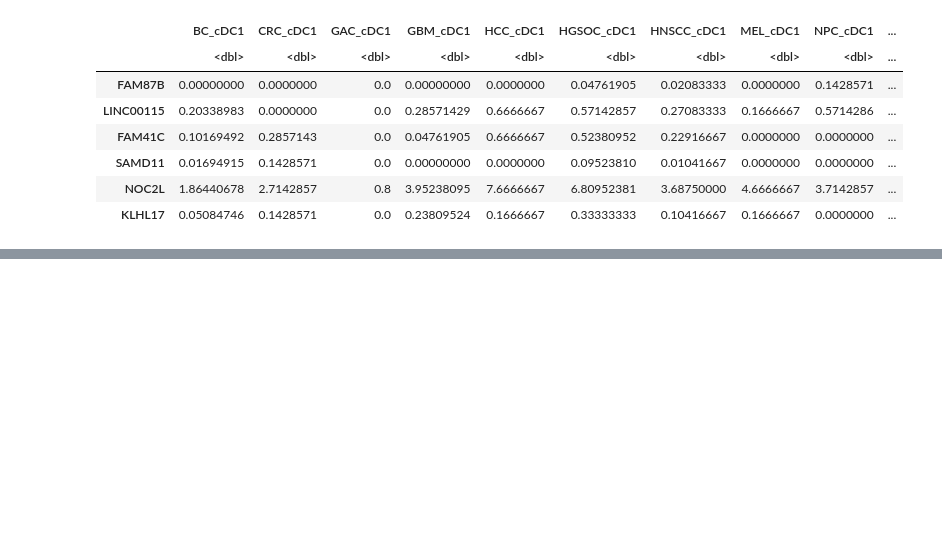
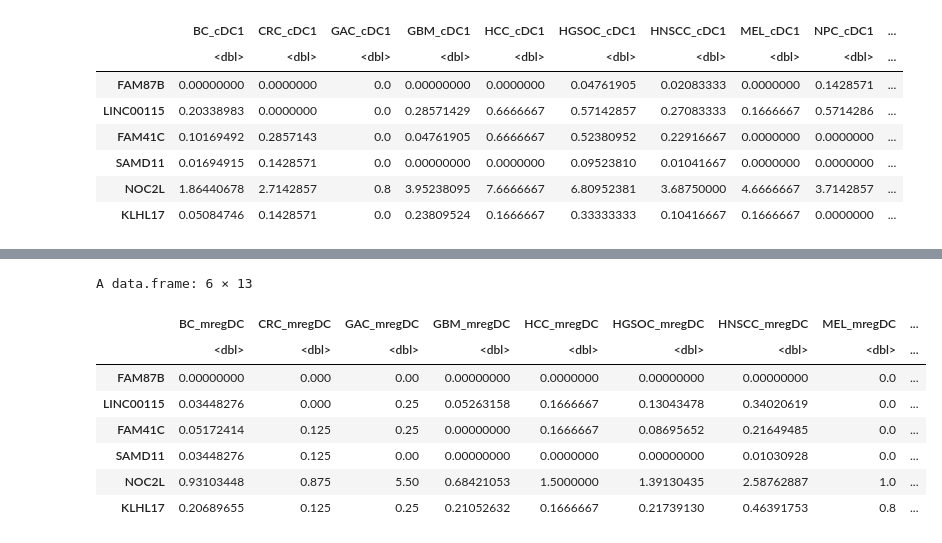
Before and after one commit to tuonglab/Nikita-project, a Jupyter notebook: notebooks/2025-04-17_Subset-correlation-pseudobulk.ipynb, the cells around one changed output, grey strips where cells are left out. Saved outputs shown, nothing was run; the diff lists cells and outputs as text; code cells hidden in the pictures; blank space fills up the shorter version.

```diff
--- a/notebooks/2025-04-17_Subset-correlation-pseudobulk.ipynb
+++ b/notebooks/2025-04-17_Subset-correlation-pseudobulk.ipynb
@@ -186,0 +245,3 @@ A data.frame: 6 × 13
+# %%
+# transpose
+cts_mregDC_t <- as.data.frame(t(cts_mregDC))
@@ -186,0 +261,12 @@ A data.frame: 6 × 13
+# %%
+head(avg_expr_mregDC_mat)
+# %% [output]
+A data.frame: 6 × 13
+|  | BC_mregDC | CRC_mregDC | GAC_mregDC | GBM_mregDC | HCC_mregDC | HGSOC_mregDC | HNSCC_mregDC | MEL_mregDC | ... |
+|  | <dbl> | <dbl> | <dbl> | <dbl> | <dbl> | <dbl> | <dbl> | <dbl> | ... |
+| FAM87B | 0.00000000 | 0.000 | 0.00 | 0.00000000 | 0.0000000 | 0.00000000 | 0.00000000 | 0.0 | ... |
+| LINC00115 | 0.03448276 | 0.000 | 0.25 | 0.05263158 | 0.1666667 | 0.13043478 | 0.34020619 | 0.0 | ... |
+| FAM41C | 0.05172414 | 0.125 | 0.25 | 0.00000000 | 0.1666667 | 0.08695652 | 0.21649485 | 0.0 | ... |
+| SAMD11 | 0.03448276 | 0.125 | 0.00 | 0.00000000 | 0.0000000 | 0.00000000 | 0.01030928 | 0.0 | ... |
+| NOC2L | 0.93103448 | 0.875 | 5.50 | 0.68421053 | 1.5000000 | 1.39130435 | 2.58762887 | 1.0 | ... |
+| KLHL17 | 0.20689655 | 0.125 | 0.25 | 0.21052632 | 0.1666667 | 0.21739130 | 0.46391753 | 0.8 | ... |
```
Also changed, not shown: parts of 30 cells of this notebook.
